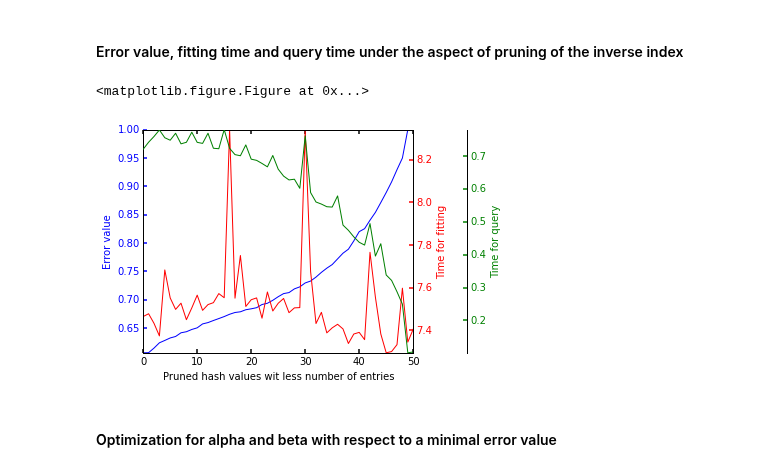
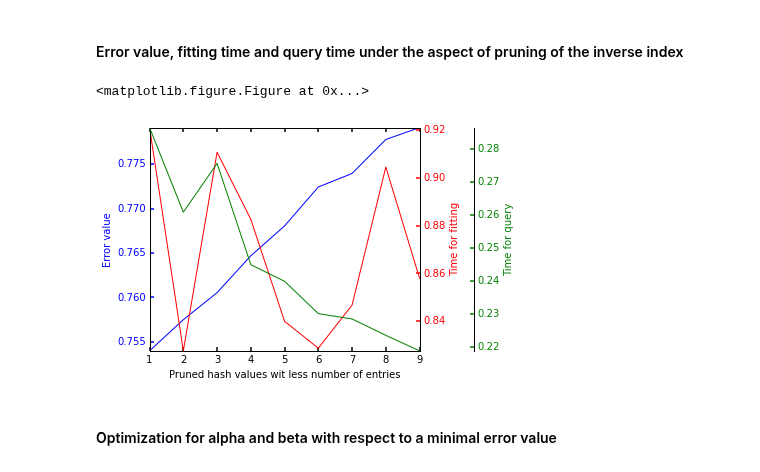
Before and after one commit to joachimwolff/sparse-neighbors-search, a Jupyter notebook: example/Methods to save memory.ipynb, the cells around one changed output. Saved outputs shown, nothing was run; the diff lists cells and outputs as text; code cells hidden in the pictures.

```diff
--- a/example/Methods to save memory.ipynb
+++ b/example/Methods to save memory.ipynb
@@ -101,0 +95,7 @@ n_neighbors_minHash.fit(datasetBursi)
+# %%
+input_file_name = "/home/joachim/thesis/minHashNearestNeighbors/result/init_values"
+if os.path.isfile(input_file_name):
+    fileObject = open(input_file_name,'r')
+    distribution = pickle.load(fileObject)
+
+#     print distribution[0][0]
@@ -102,5 +104,5 @@ n_neighbors_minHash.fit(datasetBursi)
 # %%
-distribution = n_neighbors_minHash.get_distribution_of_inverse_index()
-min_ = min(distribution[0])
-max_ = max(distribution[0])
+# distribution = n_neighbors_minHash.get_distribution_of_inverse_index()
+min_ = min(distribution[0][0])
+max_ = max(distribution[0][0])
 # %%
@@ -157,2 +124,10 @@ max_memory = np.average(memory_list)
+# %%
+max_error = 1 - distribution[3]
+max_time = distribution[2]
+memory_list = []
+max_memory = 0
+for i in distribution[0][0]:
+    memory_list.append(distribution[0][0][i])
+    max_memory += distribution[0][0][i]
 # %% [markdown]
 ### Best pruning value for the frequency of occurences of hash values
@@ -197,0 +134,20 @@ for value in xrange(max(distribution_inverse_index_max[0][0].iterkeys())+1):
+# %%
+# max(distribution_inverse_index_max[0][0].iterkeys())+1)
+error_list = []
+time_fit_list = []
+time_kneighbors_list = []
+distribution_pruning = []
+# prune_index_frequencey+${i}
+index_shift = 1
+for i in xrange(1, 10):
+    input_file_name = "/home/joachim/thesis/minHashNearestNeighbors/result/prune_index_frequencey+" + str(i)
+    if os.path.isfile(input_file_name):
+        fileObject = open(input_file_name,'r')
+        distribution_pruning.append(pickle.load(fileObject))
+        error_list.append(1 - distribution_pruning[i-index_shift][3])
+        time_fit_list.append(distribution_pruning[i-index_shift][1])
+        time_kneighbors_list.append(distribution_pruning[i-index_shift][2])
+    else:
+        ++index_shift
+print len(distribution_pruning)
+# print distribution_pruning
@@ -222,12 +182,12 @@ plt.show()
 # %% [markdown]
 #### Error value, fitting time and query time under the aspect of pruning of the inverse index
 # %%
-createPlot(range(max(distribution_inverse_index_max[0][0].iterkeys())+1), error_list, time_fit_list, time_kneighbors_list,
+createPlot(range(1,10), error_list, time_fit_list, time_kneighbors_list,
            "Pruned hash values wit less number of entries", "Error value",
            "Time for fitting", "Time for query")
 # %% [output]
 <matplotlib.figure.Figure at 0x...>
-[figure, old version]
+[figure, new version]
 # %% [markdown]
 #### Optimization for alpha and beta with respect to a minimal error value
 # %%
```
Also changed, not shown: parts of 108 cells of this notebook, 17 other files.
